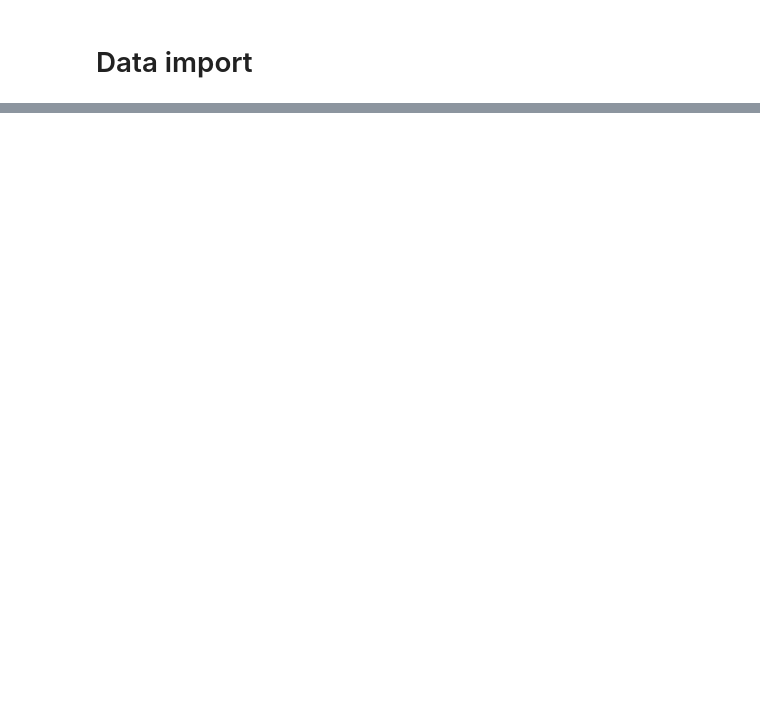
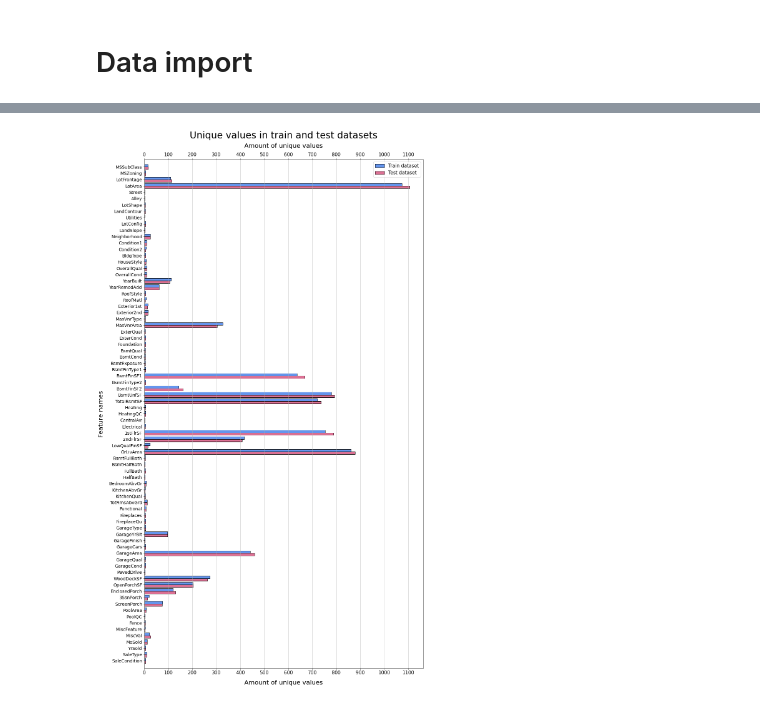
Before and after one commit to milssky/Kaggle_houses_competition, a Jupyter notebook: houses_submission.ipynb, the cells around one changed output, grey strips where cells are left out. Drawn from its saved outputs; the diff is of its cells as text; code cells hidden in the pictures; blank space fills up the shorter version.

```diff
--- a/houses_submission.ipynb
+++ b/houses_submission.ipynb
@@ -64,0 +83,25 @@ array([   0,    0,    0,  259,    0,    0, 1369,    0,    0,    0,    0,
+# %%
+x = -1*np.arange(len(test.drop(["Id"], axis=1).columns))
+
+fig, ax = plt.subplots(figsize=(16, 30))
+bars = ax.barh(x+0.2, train.drop(["Id", "SalePrice"], axis=1).nunique().values,
+               height=0.4, color="cornflowerblue", label="Train dataset", edgecolor="black")
+bars2 = ax.barh(x-0.2, test.drop(["Id"], axis=1).nunique().values,
+                height=0.4, color="palevioletred", label="Test dataset", edgecolor="black")
+ax.set_title("Unique values in train and test datasets", fontsize=30, pad=15)
+ax.set_ylabel("Feature names", fontsize=20, labelpad=15)
+ax.set_xlabel("Amount of unique values", fontsize=20, labelpad=15)
+ax.set_xticks(np.arange(0, 1600, 100))
+ax.set_yticks(x)
+ax.set_yticklabels(list(test.drop(["Id"], axis=1).columns.values))
+ax.tick_params(axis="x", labelsize=15)
+ax.tick_params(axis="y", labelsize=14)
+ax.grid(axis="x")
+ax.legend(fontsize=15)
+ax2 = ax.secondary_xaxis('top')
+ax2.set_xticks(np.arange(0, 1600, 100))
+ax2.set_xlabel("Amount of unique values", fontsize=20, labelpad=15)
+ax2.tick_params(axis="x", labelsize=15)
+plt.margins(0.05, 0.01)
+# %% [output]
+[figure, added]
```
Also changed, not shown: parts of 28 cells of this notebook, 5 other files.
